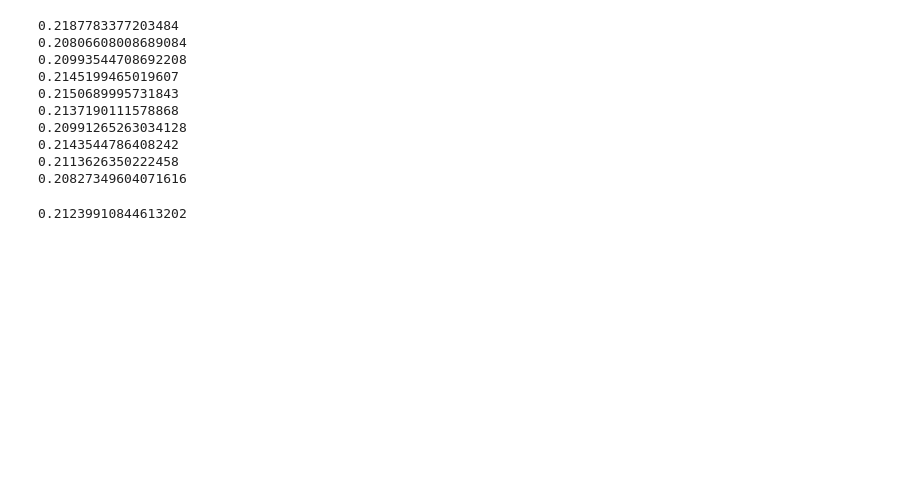
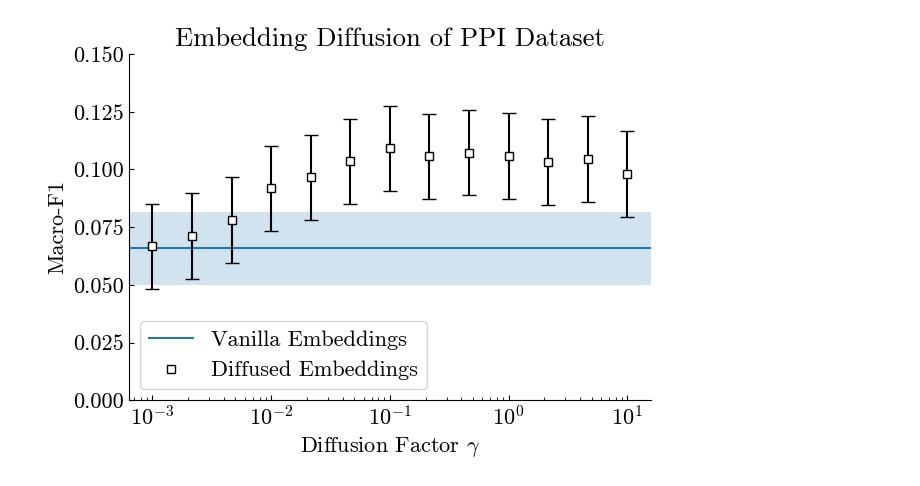
Before and after one commit to jelle-westra/snacs-project, a Jupyter notebook: PPI.ipynb, the cells around one changed output. Drawn from its saved outputs; the diff is of its cells as text; code cells hidden in the pictures; blank space fills up the shorter version.

```diff
--- a/PPI.ipynb
+++ b/PPI.ipynb
@@ -13,10 +35,7 @@ with open('./node2vec/emb/ppi.emb', 'r') as handle:
 
     X = np.empty((n, d), dtype=np.float32)
     while (line := handle.readline().strip()):
-        (id, *emb) = line.split()
-        X[id2idx[id]] = list(map(float, emb))
+        (idx, *emb) = line.split()
+        X[int(idx)] = list(map(float, emb))
+# loading the multi-label data
+y = PPI_data['group'].toarray()
-# %%
-with open('./datasets/PPI/ppi-class_map.json', 'r') as handle :
-    class_map = json.load(handle)
-    y = np.zeros((len(X), len(class_map['0'])), dtype=np.float32)
-    for id in G.nodes() : y[id2idx[id]] = class_map[id]
@@ -22,0 +76,2 @@ with open('./datasets/PPI/ppi-class_map.json', 'r') as handle :
+# %%
+f1_baseline = cross_validate_f1(X, y);
@@ -34,34 +100,31 @@ X = Xprime.copy()
-# %%
-from sklearn.linear_model import LogisticRegression
-from sklearn.multiclass import OneVsRestClassifier
-from sklearn.model_selection import KFold
-from sklearn.metrics import f1_score
-
-clf = OneVsRestClassifier(LogisticRegression(penalty='l2'), n_jobs=-1)
-
-kf = KFold(n_splits=10, shuffle=True)
-f1 = []
-for train_index, test_index in kf.split(X) :
-    X_train, X_test = X[train_index], X[test_index]
-    y_train, y_test = y[train_index], y[test_index]
-
-    clf.fit(X_train, y_train)
-    y_pred = clf.predict(X_test)
-
-    f1.append(f1_score(y_test, y_pred, average='macro', zero_division=0))
-    if (1) : print(f1[-1])
-# %% [output]
-0.2187783377203484
-0.20806608008689084
-0.20993544708692208
-0.2145199465019607
-0.2150689995731843
-0.2137190111578868
-0.20991265263034128
-0.2143544786408242
-0.2113626350222458
-0.20827349604071616
-# %%
-np.mean(f1)
-# %% [output]
-0.21239910844613202
+# %%
+n = 13 # no. gamma variations
+folds = 10 # cv folds
+
+gammas = np.logspace(-3,1,n)
+f1_diffused = np.empty((n, folds), dtype=np.float32)
+
+for (j, gamma) in tqdm(enumerate(gammas), total=n) :
+    Xprime = diffuse_embeddings(G, X, gamma,)
+    f1_diffused[j] = cross_validate_f1(Xprime, y,  verbose=False)
+# %%
+fig, ax = plt.subplots()
+
+(m_baseline, sd_baseline) = (np.mean(f1_baseline), np.std(f1_baseline, ddof=1))
+
+ax.axhspan(m_baseline - sd_baseline, m_baseline + sd_baseline, alpha=0.2)
+ax.axhline(np.mean(f1_baseline), label='Vanilla Embeddings')
+
+ax.errorbar(gammas, f1_diffused.mean(axis=1), yerr=f1_diffused.std(ddof=1), capsize=5, ls='none', c='k')
+ax.semilogx(gammas, f1_diffused.mean(axis=1), 'ks', mfc='w', label='Diffused Embeddings')
+
+ax.set_ylim(0, 0.15)
+ax.set_ylabel('Macro-F1')
+ax.set_xlabel('Diffusion Factor $\gamma$')
+
+ax.legend()
+ax.set_title('Embedding Diffusion of PPI Dataset')
+
+fig.tight_layout()
+# %% [output]
+[figure, added]
```
Also changed, not shown: parts of 15 cells of this notebook, 9 other files.
